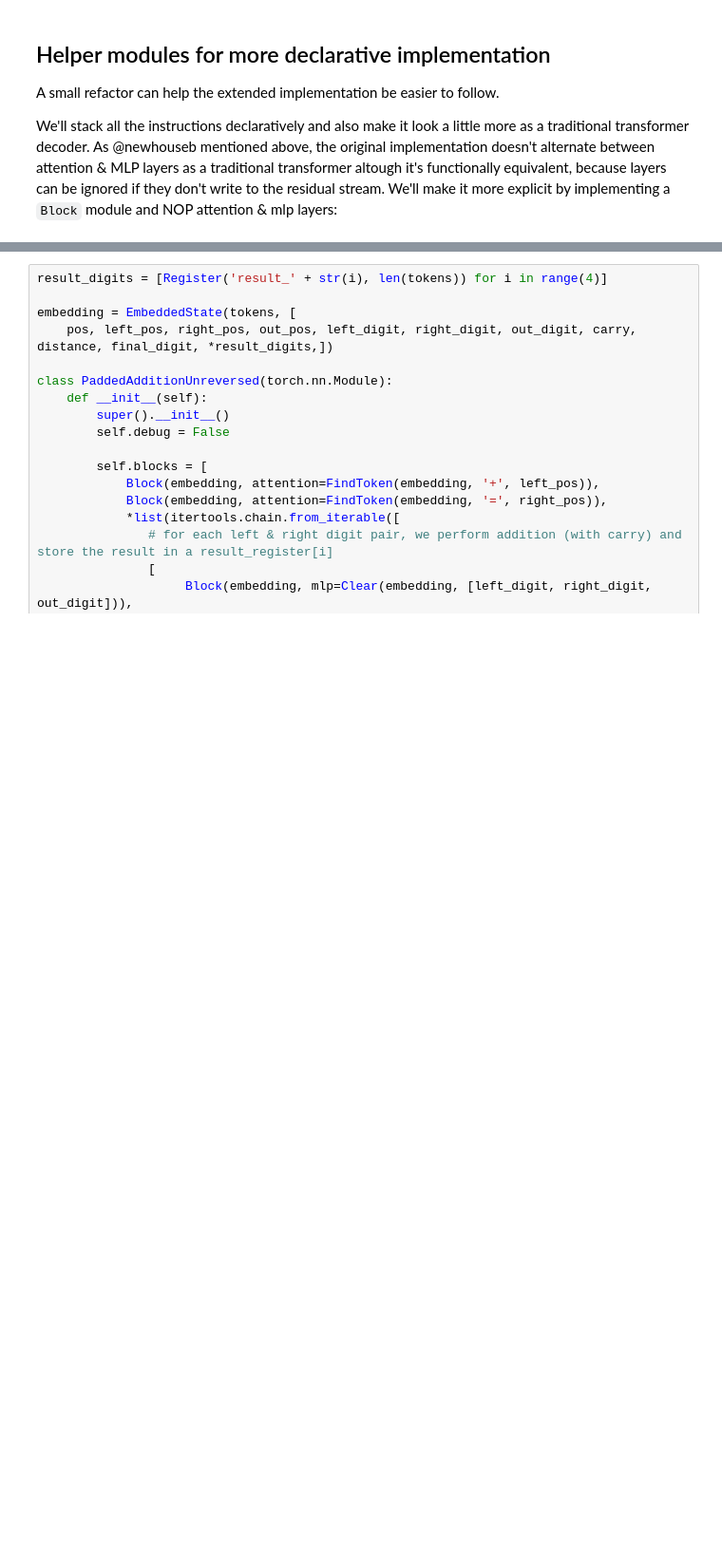
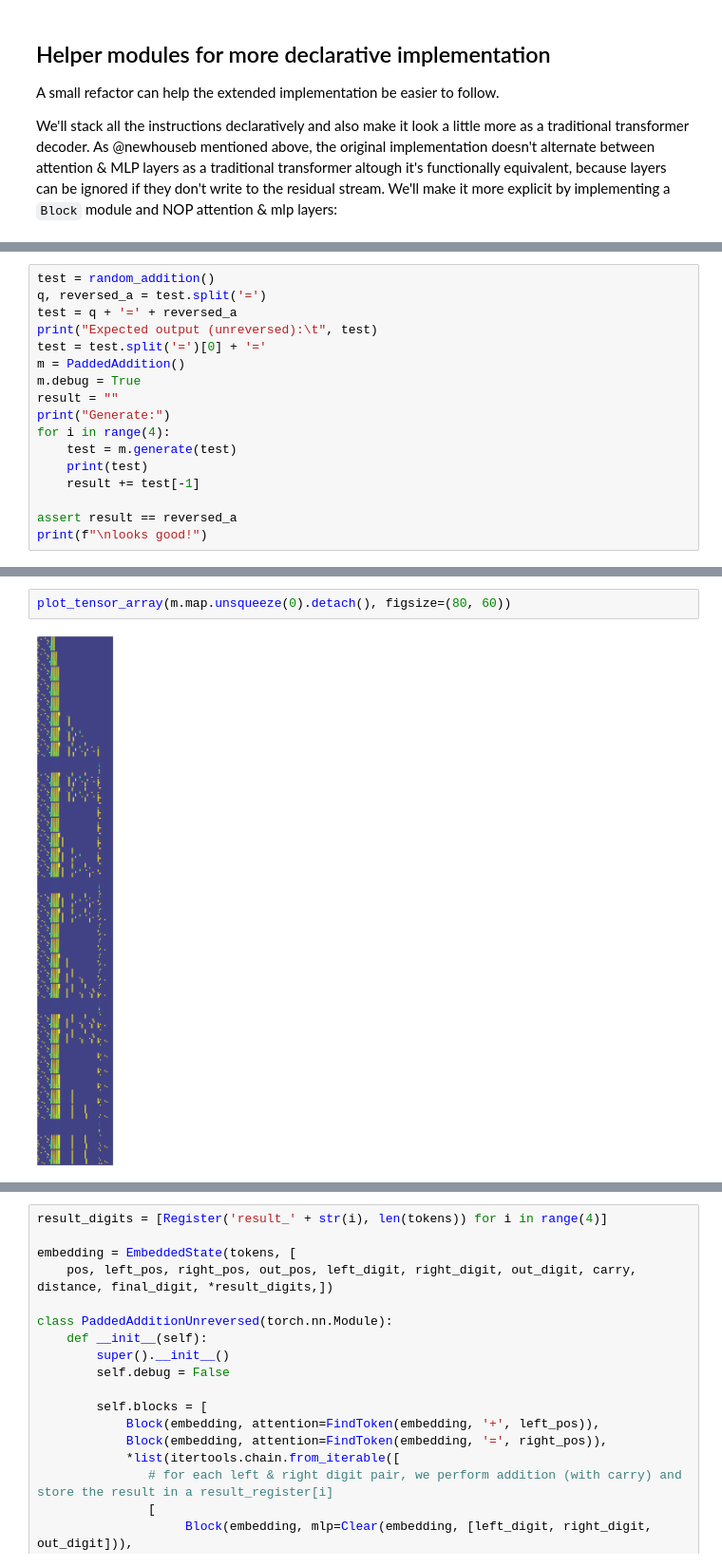
Before and after one commit to michael-go/handcrafted, a Jupyter notebook: HandCrafted.ipynb, the cells around one changed output, grey strips where cells are left out. Shown at 95% size. Drawn from its saved outputs; the diff is of its cells as text; blank space fills up the shorter version.

```diff
--- a/HandCrafted.ipynb
+++ b/HandCrafted.ipynb
@@ -1058,0 +1136,17 @@ assert (x - nop_block.forward(x.unsqueeze(0))[0]).sum() == 0
+# %%
+test = random_addition()
+q, reversed_a = test.split('=')
+test = q + '=' + reversed_a
+print("Expected output (unreversed):\t", test)
+test = test.split('=')[0] + '='
+m = PaddedAddition()
+m.debug = True
+result = ""
+print("Generate:")
+for i in range(4):
+    test = m.generate(test)
+    print(test)
+    result += test[-1]
+
+assert result == reversed_a
+print(f"\nlooks good!")
@@ -1059 +1162,5 @@ assert (x - nop_block.forward(x.unsqueeze(0))[0]).sum() == 0
+# %%
+plot_tensor_array(m.map.unsqueeze(0).detach(), figsize=(80, 60))
+# %% [output]
+[figure, added]
 # %% [markdown]
```
Also changed, not shown: parts of 5 cells of this notebook.
